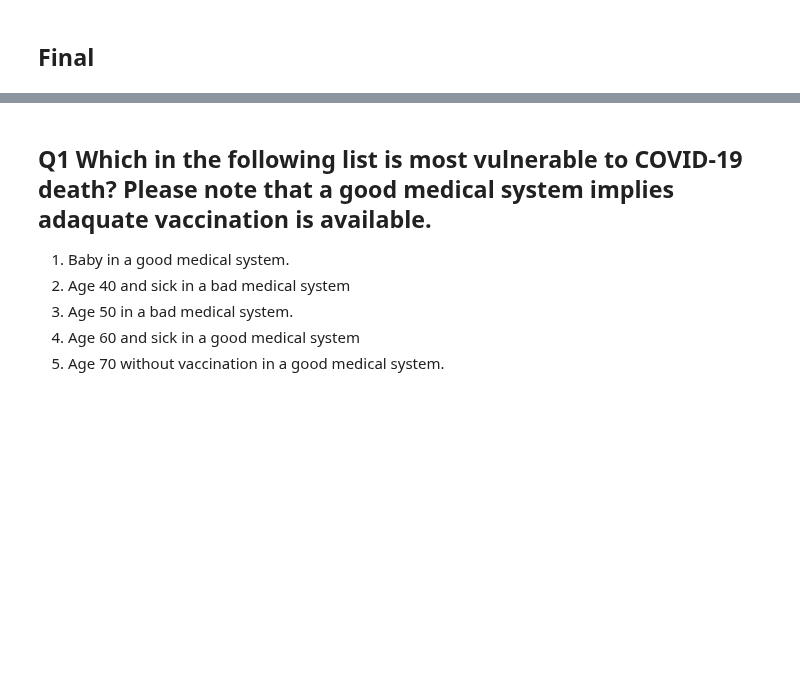
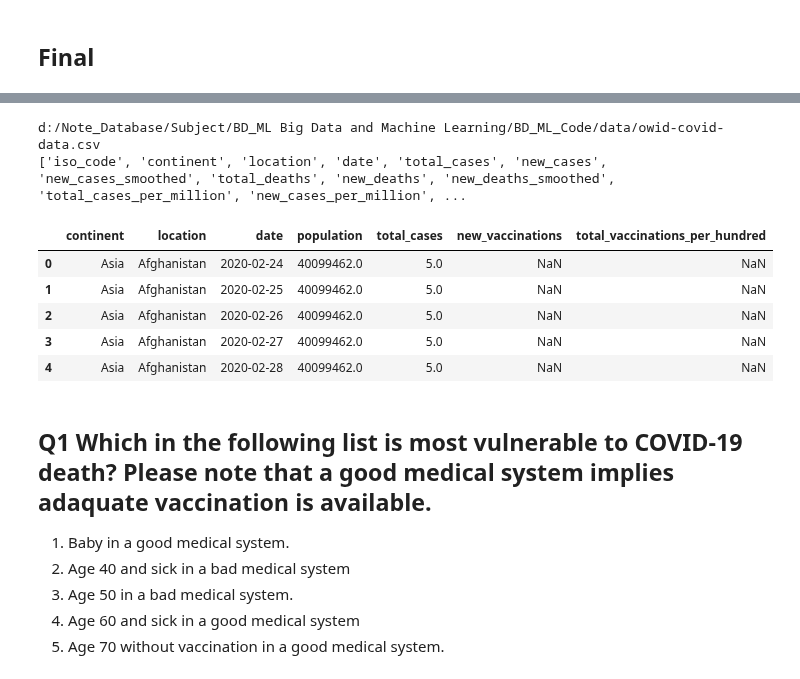
Before and after one commit to belongtothenight/BD_ML_Code, a Jupyter notebook: src/BD_final.ipynb, the cells around one changed output, grey strips where cells are left out. Drawn from its saved outputs; the diff is of its cells as text; code cells hidden in the pictures; blank space fills up the shorter version.

```diff
--- a/src/BD_final.ipynb
+++ b/src/BD_final.ipynb
@@ -171,3 +181,21 @@ Continent.head()
+# %%
+path = join(getcwd().rstrip('src'),
+            'data/owid-covid-data.csv').replace('\\', '/')
+print(path)
+DF2 = pd.read_csv(path)
+print(DF2.columns.tolist())
+DF2 = DF2[['continent', 'location', 'date', 'population', 'total_cases',
+           'new_vaccinations', 'total_vaccinations_per_hundred']]
+DF2.head()
+# %% [output]
+d:/Note_Database/Subject/BD_ML Big Data and Machine Learning/BD_ML_Code/data/owid-covid-data.csv
+['iso_code', 'continent', 'location', 'date', 'total_cases', 'new_cases', 'new_cases_smoothed', 'total_deaths', 'new_deaths', 'new_deaths_smoothed', 'total_cases_per_million', 'new_cases_per_million', ...
+|  | continent | location | date | population | total_cases | new_vaccinations | total_vaccinations_per_hundred |
+| 0 | Asia | Afghanistan | 2020-02-24 | 40099462.0 | 5.0 | NaN | NaN |
+| 1 | Asia | Afghanistan | 2020-02-25 | 40099462.0 | 5.0 | NaN | NaN |
+| 2 | Asia | Afghanistan | 2020-02-26 | 40099462.0 | 5.0 | NaN | NaN |
+| 3 | Asia | Afghanistan | 2020-02-27 | 40099462.0 | 5.0 | NaN | NaN |
+| 4 | Asia | Afghanistan | 2020-02-28 | 40099462.0 | 5.0 | NaN | NaN |
 # %% [markdown]
 ## Q1 Which in the following list is most vulnerable to COVID-19 death?  Please note that a good medical system implies adaquate vaccination is available.
 
```
Also changed, not shown: parts of 8 cells of this notebook.
